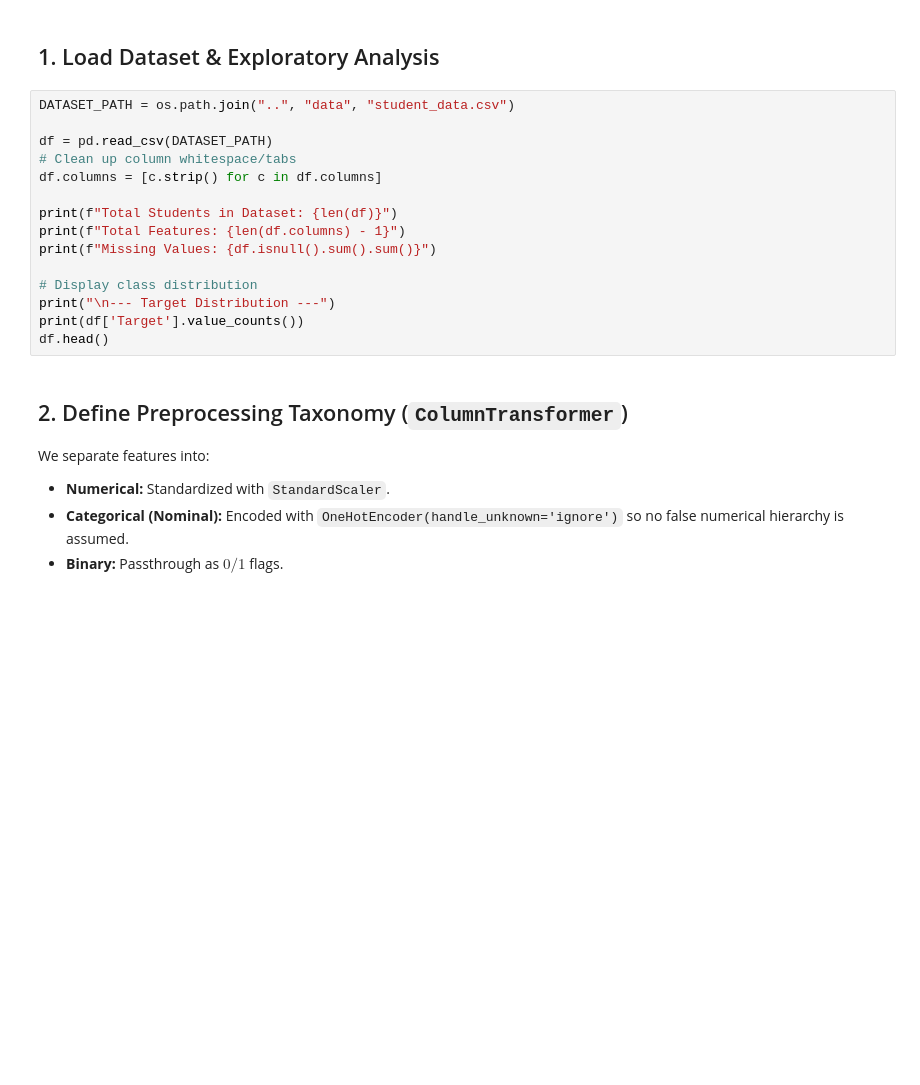
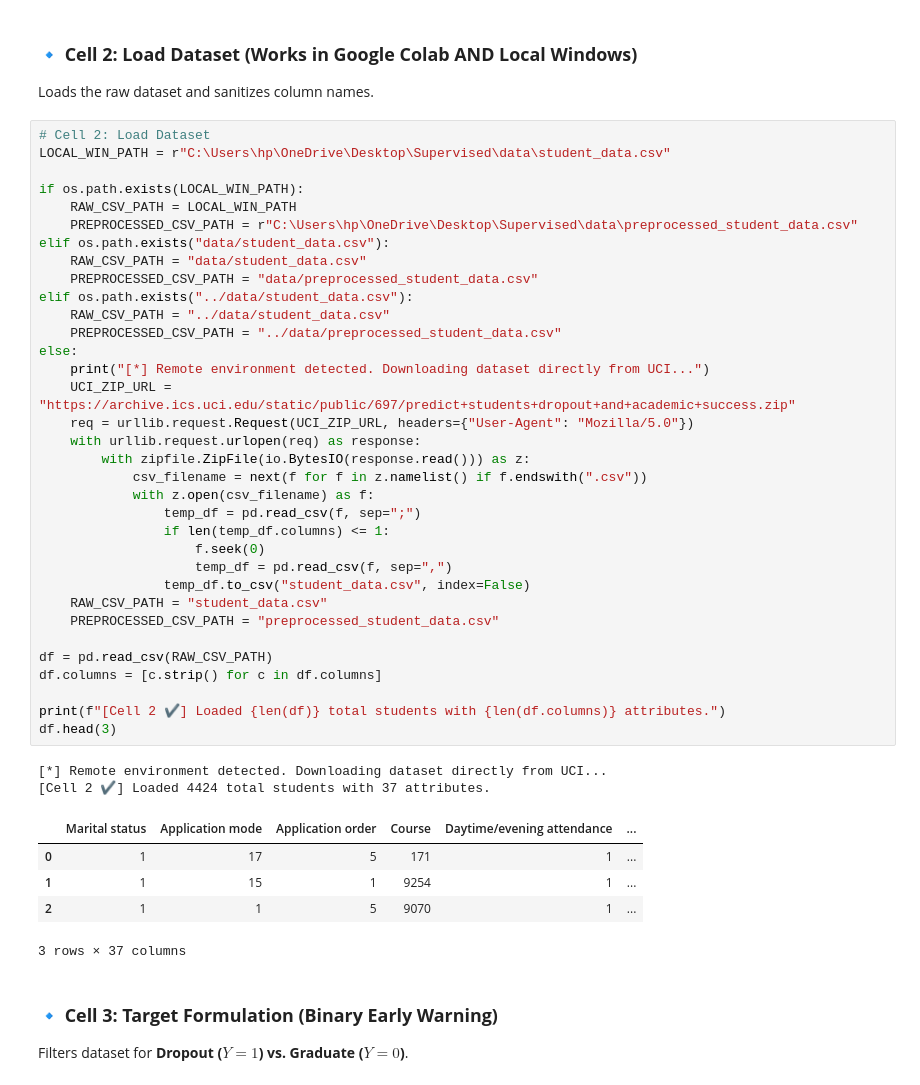
Before and after one commit to TanyaTejaswi/DropGuard, a Jupyter notebook: ml_engine/01_eda_and_training.ipynb, the cells around one changed output. Drawn from its saved outputs; the diff is of its cells as text; blank space fills up the shorter version.

```diff
--- a/ml_engine/01_eda_and_training.ipynb
+++ b/ml_engine/01_eda_and_training.ipynb
@@ -25,23 +28,48 @@ print("All libraries imported successfully!")
-# %% [markdown]
-## 1. Load Dataset & Exploratory Analysis
-# %%
-DATASET_PATH = os.path.join("..", "data", "student_data.csv")
-
-df = pd.read_csv(DATASET_PATH)
-# Clean up column whitespace/tabs
-df.columns = [c.strip() for c in df.columns]
-
-print(f"Total Students in Dataset: {len(df)}")
-print(f"Total Features: {len(df.columns) - 1}")
-print(f"Missing Values: {df.isnull().sum().sum()}")
-
-# Display class distribution
-print("\n--- Target Distribution ---")
-print(df['Target'].value_counts())
-df.head()
-# %% [markdown]
-## 2. Define Preprocessing Taxonomy (`ColumnTransformer`)
-We separate features into:
-- **Numerical:** Standardized with `StandardScaler`.
-- **Categorical (Nominal):** Encoded with `OneHotEncoder(handle_unknown='ignore')` so no false numerical hierarchy is assumed.
-- **Binary:** Passthrough as $0/1$ flags.
+# %% [markdown]
+### 🔹 **Cell 2: Load Dataset (Works in Google Colab AND Local Windows)**
+Loads the raw dataset and sanitizes column names.
+# %%
+# Cell 2: Load Dataset
+LOCAL_WIN_PATH = r"C:\Users\hp\OneDrive\Desktop\Supervised\data\student_data.csv"
+
+if os.path.exists(LOCAL_WIN_PATH):
+    RAW_CSV_PATH = LOCAL_WIN_PATH
+    PREPROCESSED_CSV_PATH = r"C:\Users\hp\OneDrive\Desktop\Supervised\data\preprocessed_student_data.csv"
+elif os.path.exists("data/student_data.csv"):
+    RAW_CSV_PATH = "data/student_data.csv"
+    PREPROCESSED_CSV_PATH = "data/preprocessed_student_data.csv"
+elif os.path.exists("../data/student_data.csv"):
+    RAW_CSV_PATH = "../data/student_data.csv"
+    PREPROCESSED_CSV_PATH = "../data/preprocessed_student_data.csv"
+else:
+    print("[*] Remote environment detected. Downloading dataset directly from UCI...")
+    UCI_ZIP_URL = "https://archive.ics.uci.edu/static/public/697/predict+students+dropout+and+academic+success.zip"
+    req = urllib.request.Request(UCI_ZIP_URL, headers={"User-Agent": "Mozilla/5.0"})
+    with urllib.request.urlopen(req) as response:
+        with zipfile.ZipFile(io.BytesIO(response.read())) as z:
+            csv_filename = next(f for f in z.namelist() if f.endswith(".csv"))
+            with z.open(csv_filename) as f:
+                temp_df = pd.read_csv(f, sep=";")
+                if len(temp_df.columns) <= 1:
+                    f.seek(0)
+                    temp_df = pd.read_csv(f, sep=",")
+                temp_df.to_csv("student_data.csv", index=False)
+    RAW_CSV_PATH = "student_data.csv"
+    PREPROCESSED_CSV_PATH = "preprocessed_student_data.csv"
+
+df = pd.read_csv(RAW_CSV_PATH)
+df.columns = [c.strip() for c in df.columns]
+
+print(f"[Cell 2 ✔] Loaded {len(df)} total students with {len(df.columns)} attributes.")
+df.head(3)
+# %% [output]
+[*] Remote environment detected. Downloading dataset directly from UCI...
+[Cell 2 ✔] Loaded 4424 total students with 37 attributes.
+|  | Marital status | Application mode | Application order | Course | Daytime/evening attendance | ... |
+| 0 | 1 | 17 | 5 | 171 | 1 | ... |
+| 1 | 1 | 15 | 1 | 9254 | 1 | ... |
+| 2 | 1 | 1 | 5 | 9070 | 1 | ... |
+3 rows × 37 columns
+# %% [markdown]
+### 🔹 **Cell 3: Target Formulation (Binary Early Warning)**
+Filters dataset for **Dropout ($Y=1$) vs. Graduate ($Y=0$)**.
```
Also changed, not shown: parts of 18 cells of this notebook.
